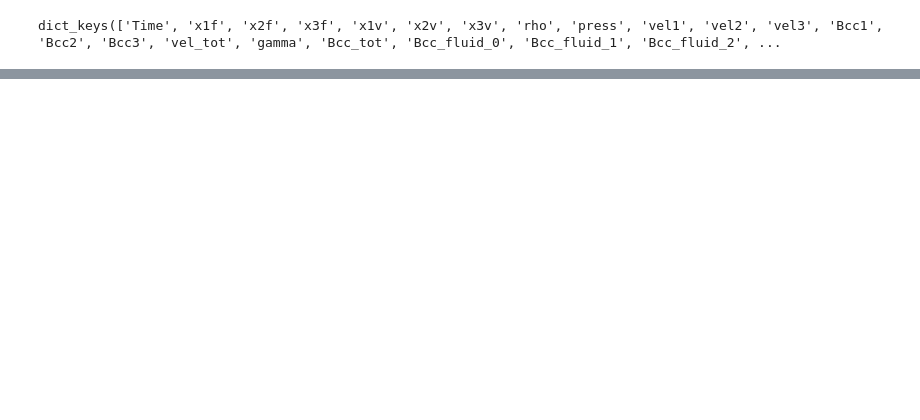
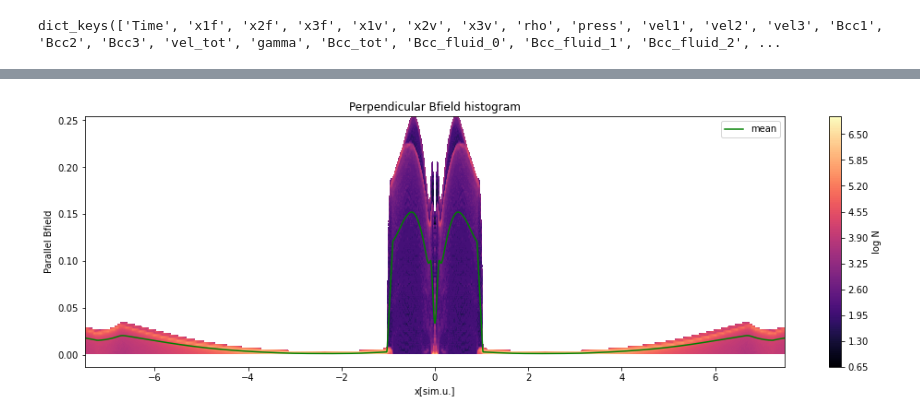
Before and after one commit to ppjanka/Corrugated_internal_shocks, a Jupyter notebook: bin_paper1/polarization_diagnostics.ipynb, the cells around one changed output, grey strips where cells are left out. Saved outputs shown, nothing was run; the diff lists cells and outputs as text; code cells hidden in the pictures; blank space fills up the shorter version.

```diff
--- a/bin_paper1/polarization_diagnostics.ipynb
+++ b/bin_paper1/polarization_diagnostics.ipynb
@@ -144,0 +206,22 @@ plt.show(); plt.close()
+# %%
+bins = np.linspace(0.,np.max(np.abs(data['Bcc1'])), 128)
+hist = np.transpose([np.histogram(np.abs(row), bins=bins)[0] for row in np.transpose(data['Bcc1'])])
+
+plt.figure(figsize=(17,5))
+plt.contourf(data['x1v'], 0.5*(bins[1:]+bins[:-1]), np.log(hist), 128, cmap='magma')
+plt.colorbar(label='log N')
+plt.xlabel('x[sim.u.]')
+plt.ylabel('Parallel Bfield')
+plt.title('Perpendicular Bfield histogram')
+plt.xlim(-7.5,7.5)
+
+plt.plot(
+    data['x1v'],
+    np.mean(np.abs(data['Bcc1']), axis=0),
+    label='mean', color='green'
+)
+plt.legend()
+
+plt.show(); plt.close()
+# %% [output]
+[figure, added]
```
Also changed, not shown: parts of 9 cells of this notebook, 2 other files.
